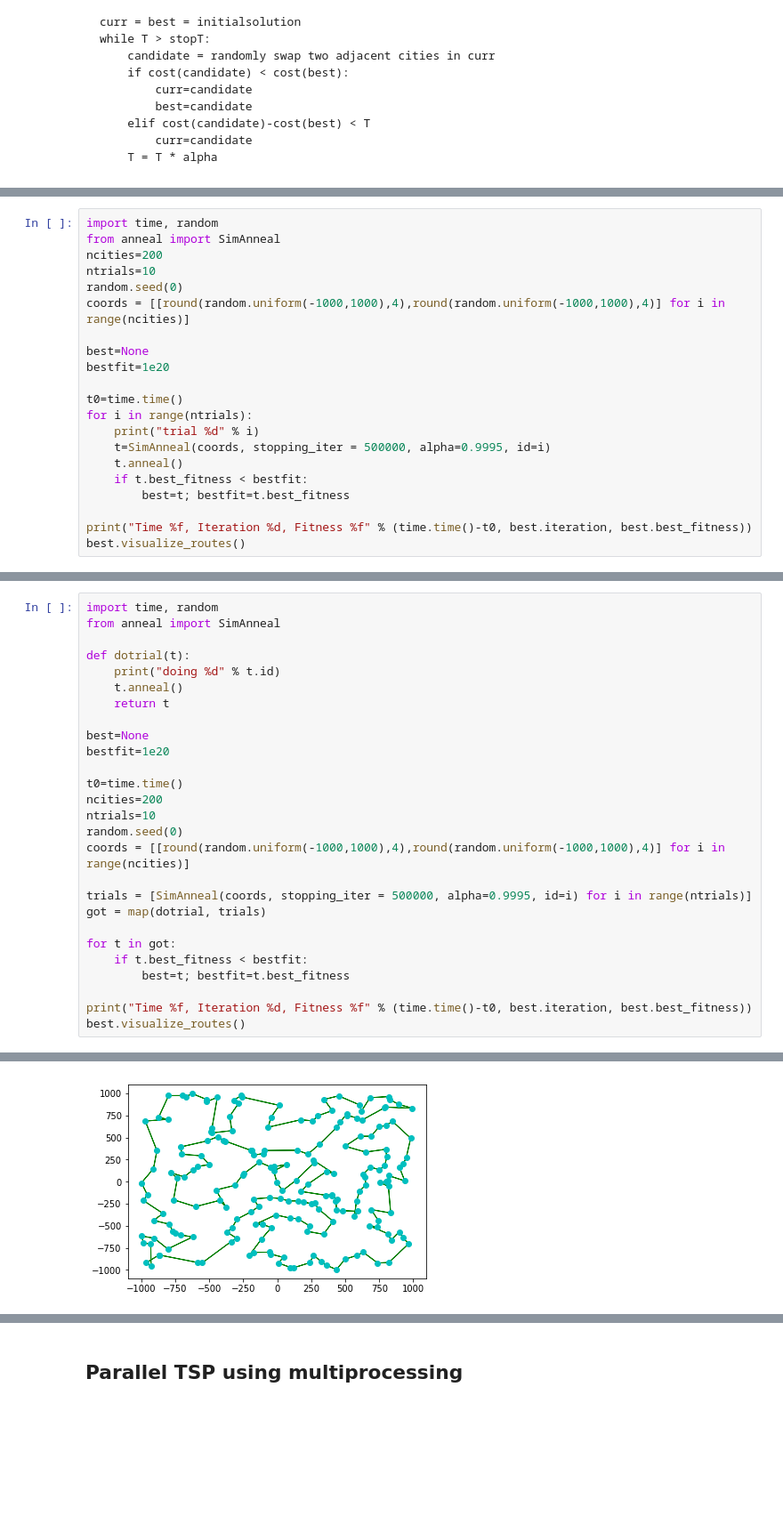
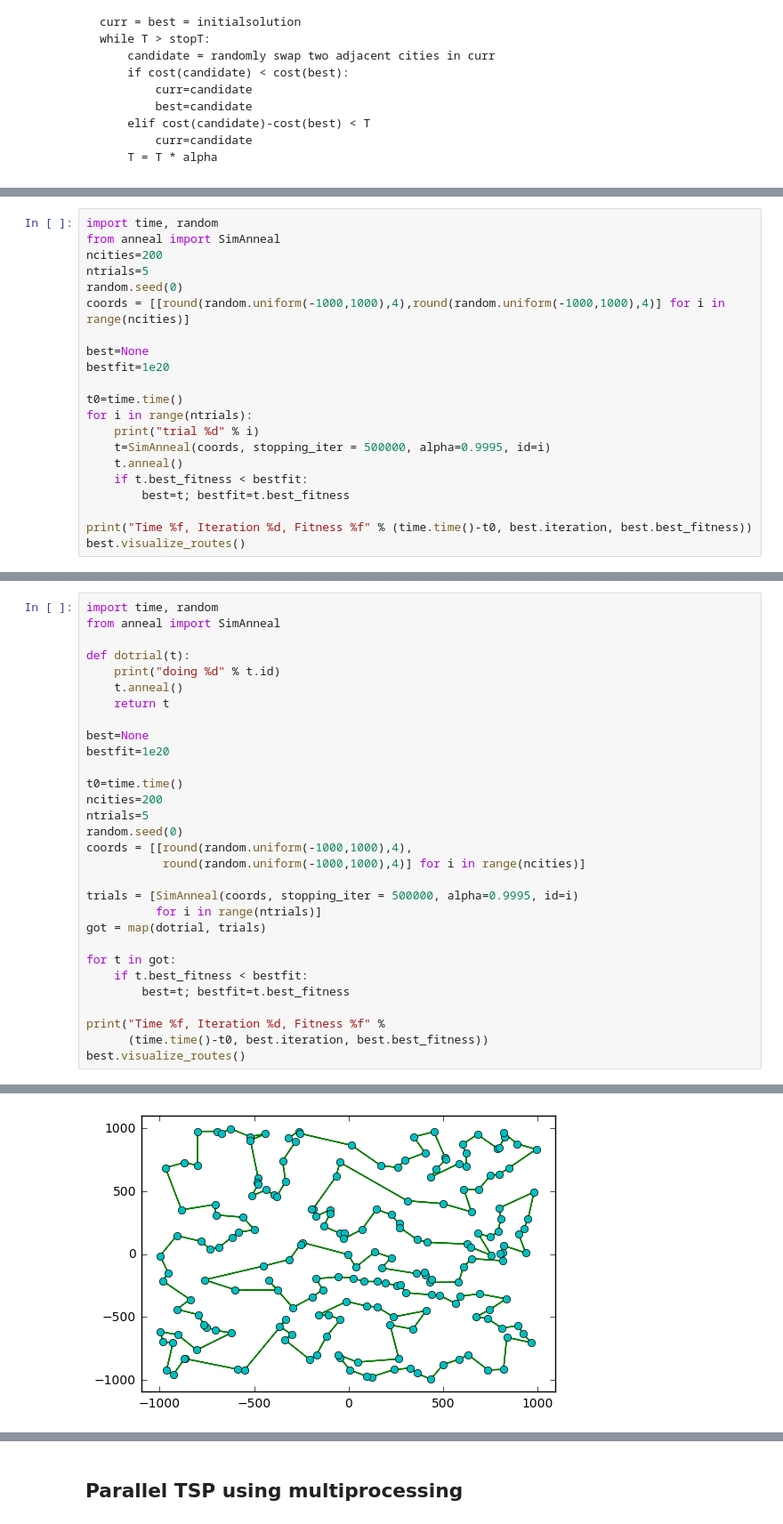
Before and after one commit to ycrc/Python-Bootcamp, a Jupyter notebook: PythonNotebook.ipynb, the cells around one changed output, grey strips where cells are left out. Shown: that part at 89% size. Drawn from its saved outputs; the diff is of its cells as text; blank space fills up the shorter version.

```diff
--- a/PythonNotebook.ipynb
+++ b/PythonNotebook.ipynb
@@ -679,7 +720,7 @@ https://www.fourmilab.ch/documents/travelling/anneal/
 import time, random
 from anneal import SimAnneal
 ncities=200
-ntrials=10
+ntrials=5
 random.seed(0)
 coords = [[round(random.uniform(-1000,1000),4),round(random.uniform(-1000,1000),4)] for i in range(ncities)]
 
@@ -729,18 +755,21 @@ bestfit=1e20
 
 t0=time.time()
 ncities=200
-ntrials=10
+ntrials=5
 random.seed(0)
-coords = [[round(random.uniform(-1000,1000),4),round(random.uniform(-1000,1000),4)] for i in range(ncities)]
+coords = [[round(random.uniform(-1000,1000),4),
+           round(random.uniform(-1000,1000),4)] for i in range(ncities)]
 
-trials = [SimAnneal(coords, stopping_iter = 500000, alpha=0.9995, id=i) for i in range(ntrials)]
+trials = [SimAnneal(coords, stopping_iter = 500000, alpha=0.9995, id=i)
+          for i in range(ntrials)]
 got = map(dotrial, trials)
 
 for t in got:
     if t.best_fitness < bestfit:
         best=t; bestfit=t.best_fitness
 
-print("Time %f, Iteration %d, Fitness %f" % (time.time()-t0, best.iteration, best.best_fitness))
+print("Time %f, Iteration %d, Fitness %f" %
+      (time.time()-t0, best.iteration, best.best_fitness))
 best.visualize_routes()
 # %% [output]
 doing 0
@@ -757,4 +781,4 @@ Time 15.245649, Iteration 42131, Fitness 22347.070700
-[figure, old version]
+[figure, new version]
 # %%
 best.plot_learning()
 # %% [output]
```
Also changed, not shown: parts of 27 cells of this notebook.
